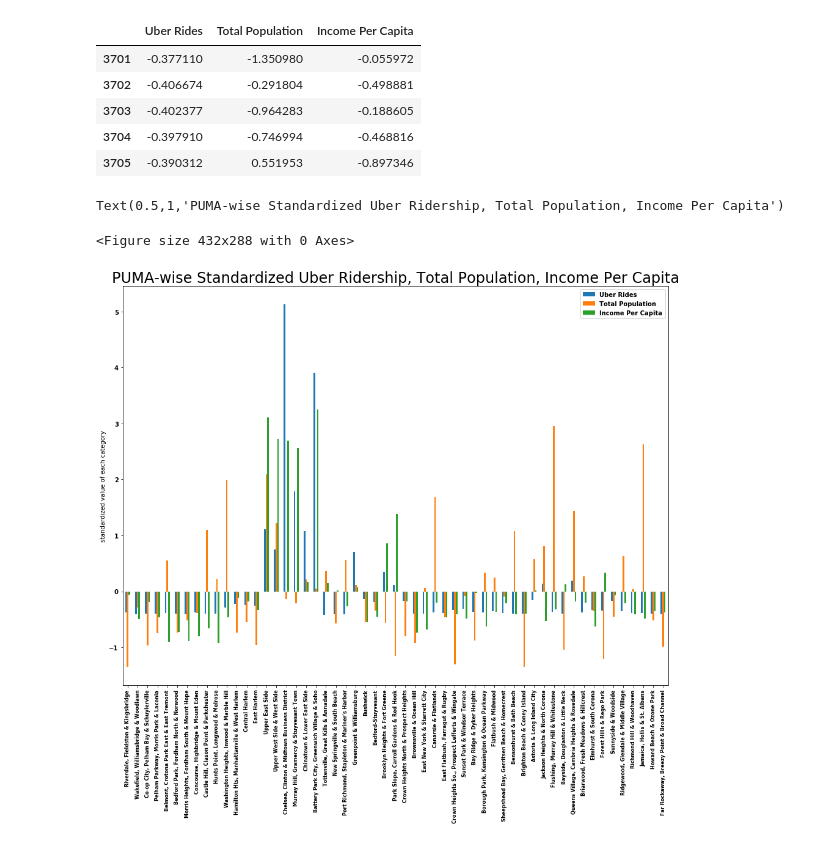
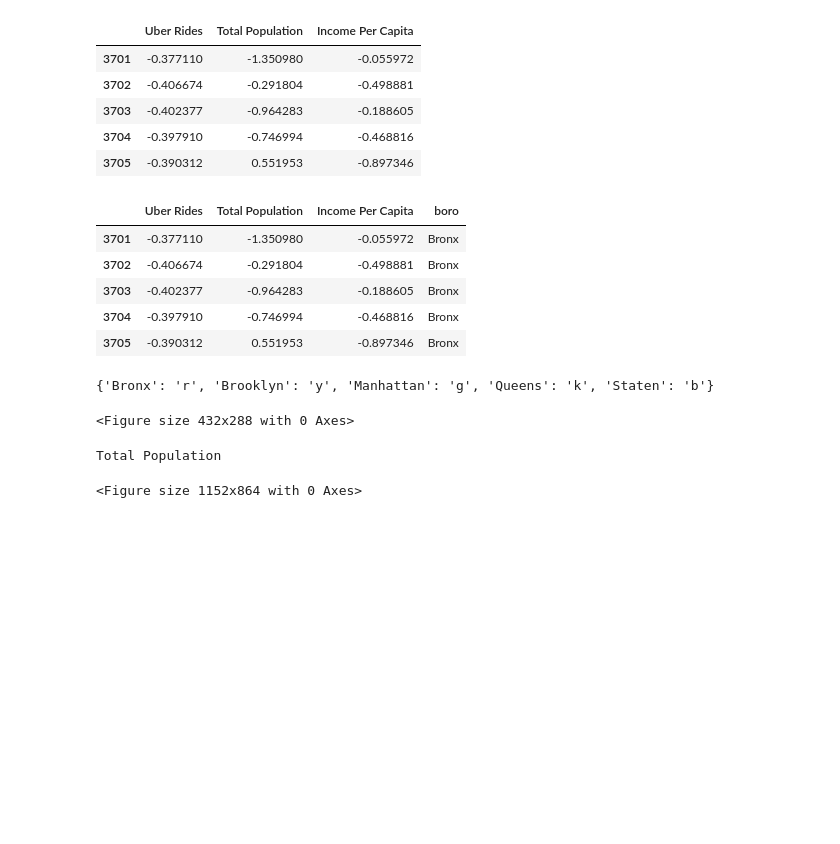
Before and after one commit to sunghoonyang/PUI2018_shy256, a Jupyter notebook: HW8_shy256/Assignment1_shy256.ipynb, the cells around one changed output. Drawn from its saved outputs; the diff is of its cells as text; code cells hidden in the pictures; blank space fills up the shorter version.

Commit message:
plot review

```diff
--- a/HW8_shy256/Assignment1_shy256.ipynb
+++ b/HW8_shy256/Assignment1_shy256.ipynb
@@ -690,0 +748,15 @@ _df_std.head()
+# %%
+_df_std['boro'] = pd.Series([puma_to_boro[ix] for ix in _df_std.index], index=_df_std.index)
+_df_std.head()
+# %% [output]
+|  | Uber Rides | Total Population | Income Per Capita | boro |
+| 3701 | -0.377110 | -1.350980 | -0.055972 | Bronx |
+| 3702 | -0.406674 | -0.291804 | -0.498881 | Bronx |
+| 3703 | -0.402377 | -0.964283 | -0.188605 | Bronx |
+| 3704 | -0.397910 | -0.746994 | -0.468816 | Bronx |
+| 3705 | -0.390312 | 0.551953 | -0.897346 | Bronx |
+# %%
+c_dict = dict(zip(_df_std.boro.unique(), ['r', 'g', 'b', 'y', 'k']))
+c_dict
+# %% [output]
+{'Bronx': 'r', 'Brooklyn': 'y', 'Manhattan': 'g', 'Queens': 'k', 'Staten': 'b'}
@@ -691,11 +765,26 @@ _df_std.head()
+# %%
+plt.cla()
+plt.clf()
+# %% [output]
+<Figure size 432x288 with 0 Axes>
 # %%
-fig = plt.figure()
-ax = _df_std.plot.bar(rot=0, figsize=(16, 12))
-ax.legend()
-ax.set_xticklabels([PUMA_TO_NAME[c] for c in _df_std.index.tolist()], rotation=90, fontdict={'fontsize': 8})
-ax.set_ylabel('standardized value of each category')
-ax.set_title('PUMA-wise Standardized Uber Ridership, Total Population, Income Per Capita',  fontdict={'fontsize': 24})
+for c in _df_std.columns[1:2]:
+    print(c)
+    fig = plt.figure()
+    for b in _df_std.boro.unique():
+        ax = _df_std[c].plot.bar(rot=45, figsize=(16, 12),  color=my_colors)
+        ax.set_xticklabels([PUMA_TO_NAME[c] for c in _df_std.index.tolist()], rotation=90, fontdict={'fontsize': 8})
+        ax.set_ylabel('standardized value of %s' % c)
+        ax.set_xlabel('PUMA Neighborhood Names')
+        ax.set_title('PUMA-wise Standardized %s' % c,  fontdict={'fontsize': 24})
+        ax.text(10, 2
+                , "COLOR LEGEND:\n\nBronx: 'Red'\n\nBrooklyn: 'Yellow'\n\nManhattan: 'Green'\n\nQueens: 'Black'\n\nStaten: 'Blue'\n"
+               )
+#         break
+#     break
+    fig.savefig("puma_vs%s.png" % c.replace(' ', '_'))
+    plt.cla()
+    plt.clf()
 # %% [output]
-Text(0.5,1,'PUMA-wise Standardized Uber Ridership, Total Population, Income Per Capita')
+Total Population
-<Figure size 432x288 with 0 Axes>
+<Figure size 1152x864 with 0 Axes>
-[figure, removed]
```
Also changed, not shown: parts of 3 cells of this notebook, 6 other files.
